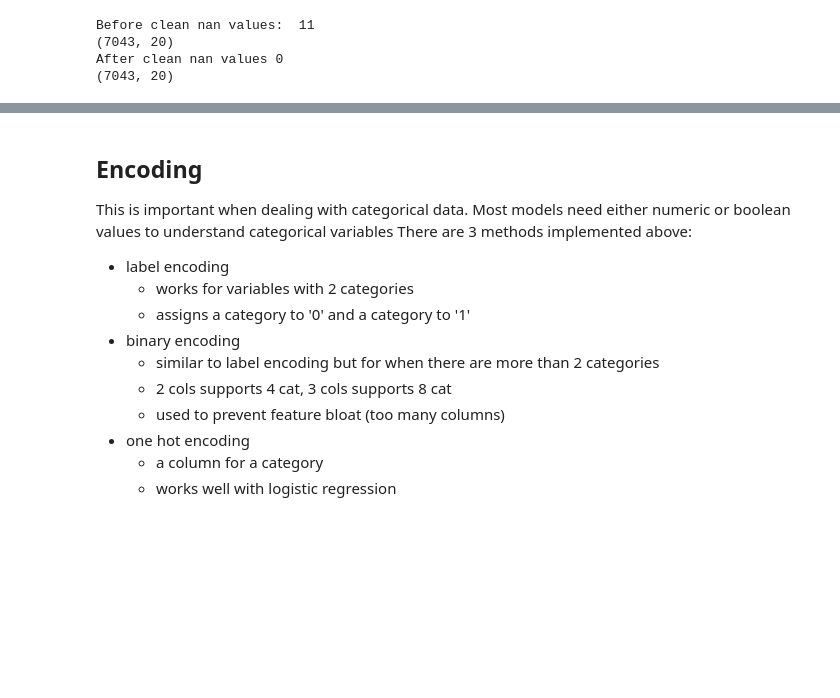
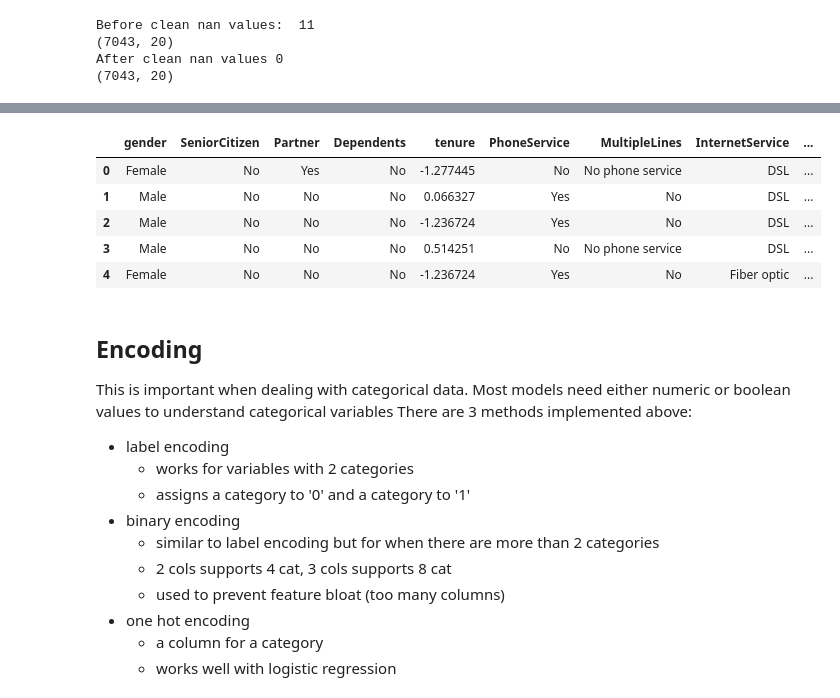
Before and after one commit to aakash-tir/customer-churn, a Jupyter notebook: customer_chrun.ipynb, the cells around one changed output, grey strips where cells are left out. Cells and saved outputs as stored; diff of their text form; code cells hidden in the pictures; blank space fills up the shorter version.

```diff
--- a/customer_chrun.ipynb
+++ b/customer_chrun.ipynb
@@ -287,3 +302,42 @@ After clean nan values 0
+# %%
+from sklearn.preprocessing import MinMaxScaler
+from sklearn.preprocessing import StandardScaler
+
+def minmax(df, cols):
+    '''
+    min_val = column.min()
+    max_val = column.max()
+    score = (column - min_val) / (max_val - min_val)
+    '''
+
+
+    scaler=MinMaxScaler()
+    for i,col in enumerate(cols):
+        df[col]= scaler.fit_transform(data[[col]])
+    return df
+
+def z_normalization(df, cols):
+    '''
+    mean = column.mean()
+    std = column.std()
+    score = (column - mean) / std
+    '''
+
+    scaler=StandardScaler()
+    for i,col in enumerate(cols):
+        df[col]= scaler.fit_transform(data[[col]])
+    return df
+
+numeric_cols = df.select_dtypes(include='number').columns.tolist()
+df=z_normalization(df, numeric_cols)
+df.head()
+# %% [output]
+|  | gender | SeniorCitizen | Partner | Dependents | tenure | PhoneService | MultipleLines | InternetService | ... |
+| 0 | Female | No | Yes | No | -1.277445 | No | No phone service | DSL | ... |
+| 1 | Male | No | No | No | 0.066327 | Yes | No | DSL | ... |
+| 2 | Male | No | No | No | -1.236724 | Yes | No | DSL | ... |
+| 3 | Male | No | No | No | 0.514251 | No | No phone service | DSL | ... |
+| 4 | Female | No | No | No | -1.236724 | Yes | No | Fiber optic | ... |
 # %% [markdown]
 ## Encoding
 This is important when dealing with categorical data. Most models need either numeric or boolean values to understand categorical variables
```
Also changed, not shown: parts of 7 cells of this notebook.
